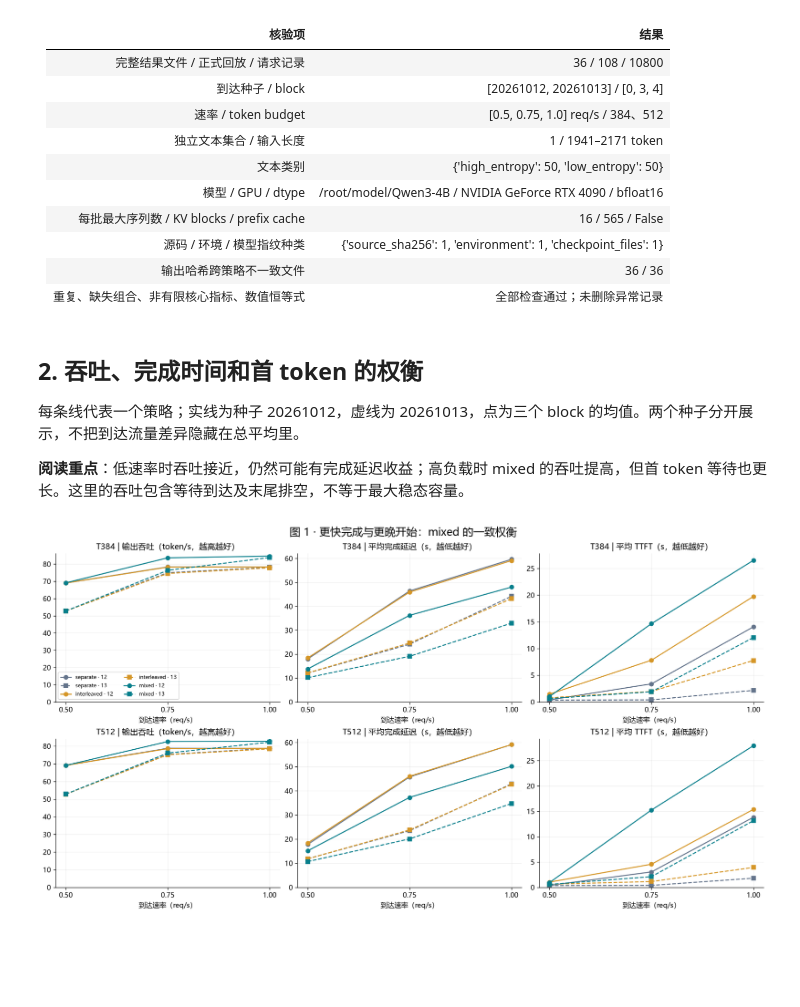
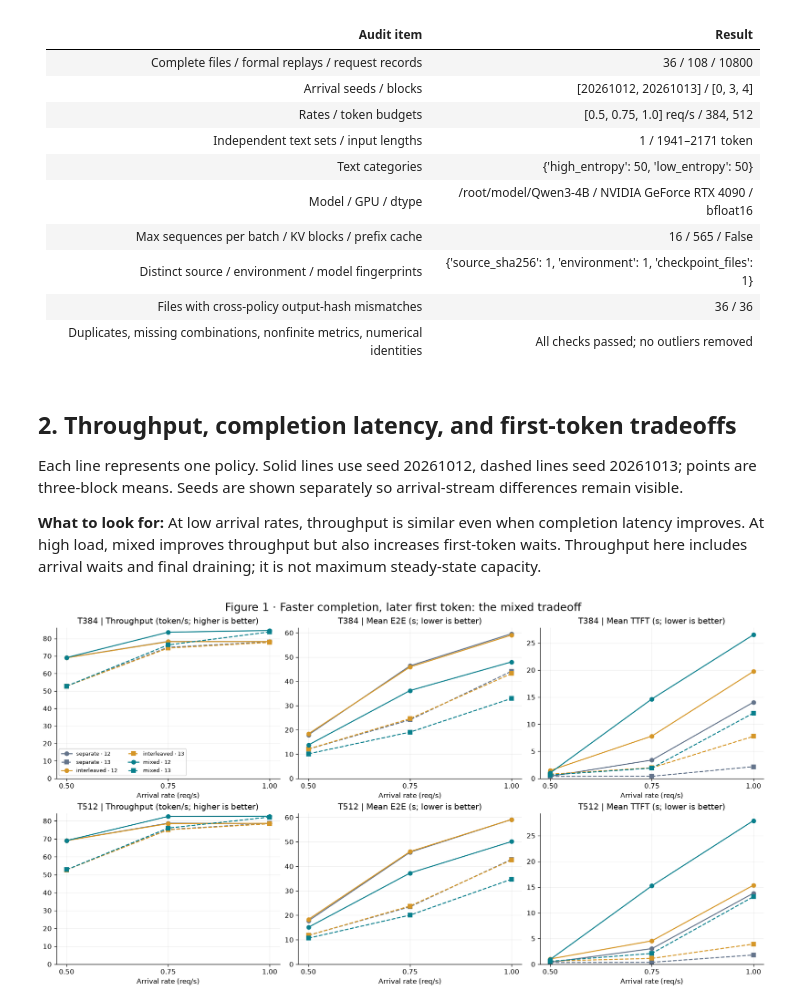
Before and after one commit to rrrinx/nano-vLLM-mixed, a Jupyter notebook: reports/long_input_serving/mixed_scheduling_report.ipynb, the cells around one changed output. Cells and saved outputs as stored; diff of their text form; code cells hidden in the pictures; blank space fills up the shorter version.

```diff
--- a/reports/long_input_serving/mixed_scheduling_report.ipynb
+++ b/reports/long_input_serving/mixed_scheduling_report.ipynb
@@ -35,7 +37,7 @@ FORMAL = ROOT / 'reports/data/long_input_serving/formal'
 FIGURES = ROOT / 'reports/long_input_serving/figures'
 FIGURES.mkdir(parents=True, exist_ok=True)
 fonts = {f.name for f in font_manager.fontManager.ttflist}
-plt.rcParams['font.sans-serif'] = [f for f in ['Microsoft YaHei', 'SimHei', 'Noto Sans CJK SC', 'DejaVu Sans'] if f in fonts]
+plt.rcParams['font.sans-serif'] = [f for f in ['DejaVu Sans'] if f in fonts]
 plt.rcParams.update({'axes.unicode_minus': False, 'figure.dpi': 120,
                      'savefig.dpi': 170, 'axes.spines.top': False,
                      'axes.spines.right': False, 'font.size': 10})
@@ -107,17 +109,17 @@ assert set(index) == {(rate,seed,budget,b,p) for rate,seed,budget in expected_ca
 assert all(len(v)==1 for v in identities.values()) and len(text_sets)==1
 lengths = [q['input_tokens'] for q in trace['requests']]
 env = d['environment']
-table(['核验项','结果'], [
-    ['完整结果文件 / 正式回放 / 请求记录', f"{len(hashes)} / {len(rows)} / {sum(len(v) for v in raw.values())}"],
-    ['到达种子 / block', f'{SEEDS} / {BLOCKS}'],
-    ['速率 / token budget', f'{RATES} req/s / 384、512'],
-    ['独立文本集合 / 输入长度', f'{len(text_sets)} / {min(lengths)}–{max(lengths)} token'],
-    ['文本类别', str(dict(Counter(q['category'] for q in trace['provenance'])))],
-    ['模型 / GPU / dtype', f"{d['settings']['model']} / {env['gpu']} / {d['settings']['dtype']}"],
-    ['每批最大序列数 / KV blocks / prefix cache', f"{d['settings']['max_seqs']} / {d['settings']['blocks']} / {d['settings']['prefix_cache']}"],
-    ['源码 / 环境 / 模型指纹种类', str({k:len(v) for k,v in identities.items()})],
-    ['输出哈希跨策略不一致文件', f'{sum(not v for v in hashes)} / {len(hashes)}'],
-    ['重复、缺失组合、非有限核心指标、数值恒等式', '全部检查通过；未删除异常记录']])
+table(['Audit item','Result'], [
+    ['Complete files / formal replays / request records', f"{len(hashes)} / {len(rows)} / {sum(len(v) for v in raw.values())}"],
+    ['Arrival seeds / blocks', f'{SEEDS} / {BLOCKS}'],
+    ['Rates / token budgets', f'{RATES} req/s / 384, 512'],
+    ['Independent text sets / input lengths', f'{len(text_sets)} / {min(lengths)}–{max(lengths)} token'],
+    ['Text categories', str(dict(Counter(q['category'] for q in trace['provenance'])))],
+    ['Model / GPU / dtype', f"{d['settings']['model']} / {env['gpu']} / {d['settings']['dtype']}"],
+    ['Max sequences per batch / KV blocks / prefix cache', f"{d['settings']['max_seqs']} / {d['settings']['blocks']} / {d['settings']['prefix_cache']}"],
+    ['Distinct source / environment / model fingerprints', str({k:len(v) for k,v in identities.items()})],
+    ['Files with cross-policy output-hash mismatches', f'{sum(not v for v in hashes)} / {len(hashes)}'],
+    ['Duplicates, missing combinations, nonfinite metrics, numerical identities', 'All checks passed; no outliers removed']])
 def values(rate, seed, budget, policy, metric):
     return np.array([index[rate,seed,budget,b,policy][metric] for b in BLOCKS])
 def mean(rate, seed, budget, policy, metric):
@@ -126,37 +128,37 @@ def change(rate, seed, budget, metric, baseline='separate'):
     a=mean(rate,seed,budget,baseline,metric); b=mean(rate,seed,budget,'mixed',metric)
     return 100*(b/a-1)
 # %% [output]
-| 核验项 | 结果 |
+| Audit item | Result |
 | --- | --- |
-| 完整结果文件 / 正式回放 / 请求记录 | 36 / 108 / 10800 |
-| 到达种子 / block | [20261012, 20261013] / [0, 3, 4] |
-| 速率 / token budget | [0.5, 0.75, 1.0] req/s / 384、512 |
-| 独立文本集合 / 输入长度 | 1 / 1941–2171 token |
-| 文本类别 | {'high_entropy': 50, 'low_entropy': 50} |
-| 模型 / GPU / dtype | /root/model/Qwen3-4B / NVIDIA GeForce RTX 4090 / bfloat16 |
-| 每批最大序列数 / KV blocks / prefix cache | 16 / 565 / False |
-| 源码 / 环境 / 模型指纹种类 | {'source_sha256': 1, 'environment': 1, 'checkpoint_files': 1} |
-| 输出哈希跨策略不一致文件 | 36 / 36 |
-| 重复、缺失组合、非有限核心指标、数值恒等式 | 全部检查通过；未删除异常记录 |
+| Complete files / formal replays / request records | 36 / 108 / 10800 |
+| Arrival seeds / blocks | [20261012, 20261013] / [0, 3, 4] |
+| Rates / token budgets | [0.5, 0.75, 1.0] req/s / 384, 512 |
+| Independent text sets / input lengths | 1 / 1941–2171 token |
+| Text categories | {'high_entropy': 50, 'low_entropy': 50} |
+| Model / GPU / dtype | /root/model/Qwen3-4B / NVIDIA GeForce RTX 4090 / bfloat16 |
+| Max sequences per batch / KV blocks / prefix cache | 16 / 565 / False |
+| Distinct source / environment / model fingerprints | {'source_sha256': 1, 'environment': 1, 'checkpoint_files': 1} |
+| Files with cross-policy output-hash mismatches | 36 / 36 |
+| Duplicates, missing combinations, nonfinite metrics, numerical identities | All checks passed; no outliers removed |
 # %% [markdown]
-## 2. 吞吐、完成时间和首 token 的权衡
+## 2. Throughput, completion latency, and first-token tradeoffs
 
-每条线代表一个策略；实线为种子 20261012，虚线为 20261013，点为三个 block 的均值。两个种子分开展示，不把到达流量差异隐藏在总平均里。
+Each line represents one policy. Solid lines use seed 20261012, dashed lines seed 20261013; points are three-block means. Seeds are shown separately so arrival-stream differences remain visible.
 
-**阅读重点**：低速率时吞吐接近，仍然可能有完成延迟收益；高负载时 mixed 的吞吐提高，但首 token 等待也更长。这里的吞吐包含等待到达及末尾排空，不等于最大稳态容量。
+**What to look for:** At low arrival rates, throughput is similar even when completion latency improves. At high load, mixed improves throughput but also increases first-token waits. Throughput here includes arrival waits and final draining; it is not maximum steady-state capacity.
 # %%
 fig, axes = plt.subplots(2, 3, figsize=(15, 8), layout='constrained')
 for i,budget in enumerate([384,512]):
-    for j,(metric,label) in enumerate([('throughput','输出吞吐（token/s，越高越好）'),('e2e','平均完成延迟（s，越低越好）'),('ttft','平均 TTFT（s，越低越好）')]):
+    for j,(metric,label) in enumerate([('throughput','Throughput (token/s; higher is better)'),('e2e','Mean E2E (s; lower is better)'),('ttft','Mean TTFT (s; lower is better)')]):
         ax=axes[i,j]
         for policy in POLICIES:
             for seed,ls,marker in [(SEEDS[0],'-','o'),(SEEDS[1],'--','s')]:
                 ax.plot(RATES,[mean(rate,seed,budget,policy,metric) for rate in RATES],color=COLORS[policy],linestyle=ls,marker=marker,label=f'{policy} · {str(seed)[-2:]}')
-        ax.set(title=f'T{budget} | {label}',xlabel='到达速率（req/s）',xticks=RATES)
+        ax.set(title=f'T{budget} | {label}',xlabel='Arrival rate (req/s)',xticks=RATES)
         ax.grid(alpha=.2); ax.set_ylim(bottom=0)
 axes[0,0].legend(fontsize=8,ncol=2)
-fig.suptitle('图 1 · 更快完成与更晚开始：mixed 的一致权衡', fontsize=16)
+fig.suptitle('Figure 1 · Faster completion, later first token: the mixed tradeoff', fontsize=16)
 finish(fig,'01_tradeoff')
 # %% [output]
-[figure, old version]
+[figure, new version]
 # %% [markdown]
```
Also changed, not shown: parts of 18 cells of this notebook, 42 other files.
